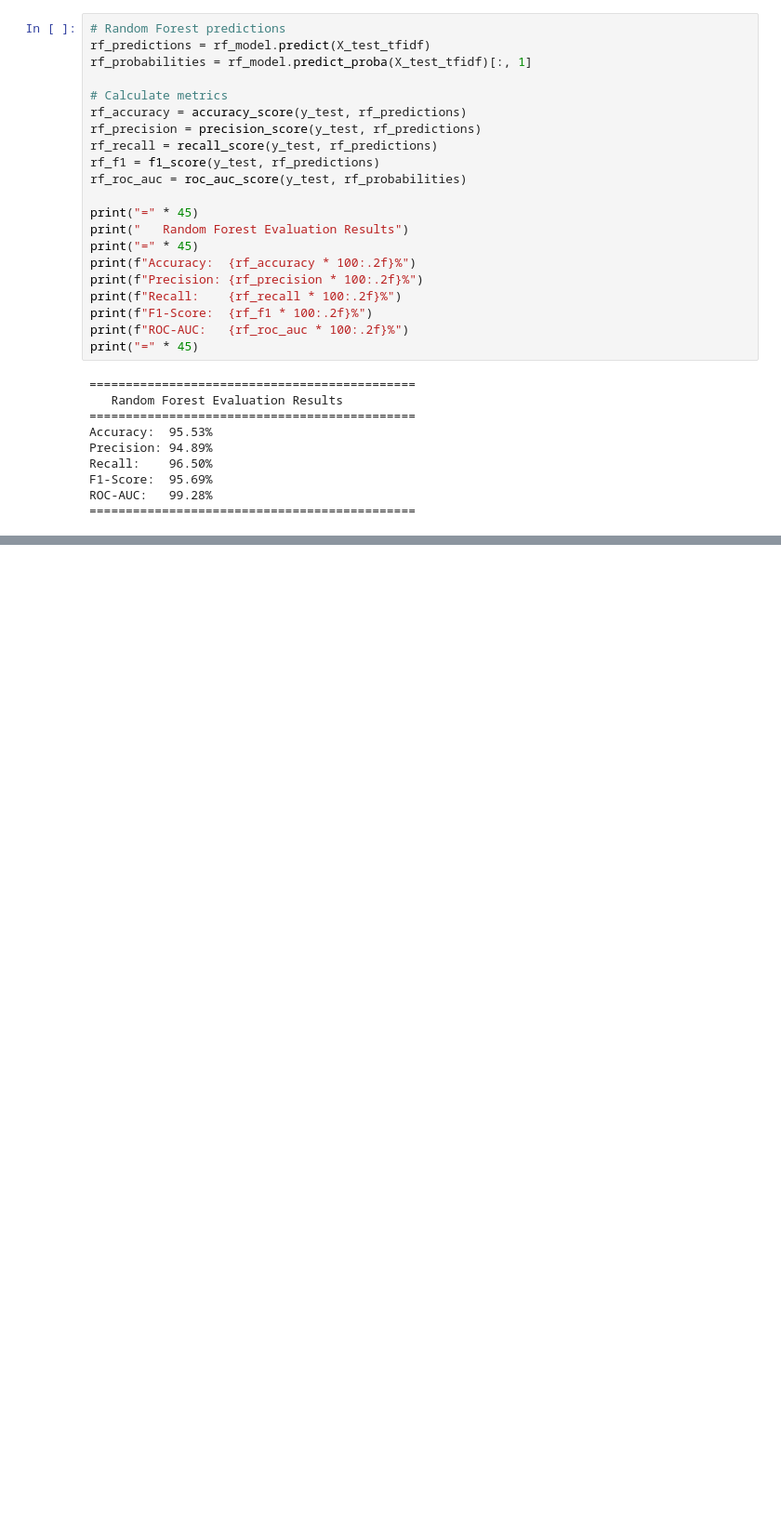
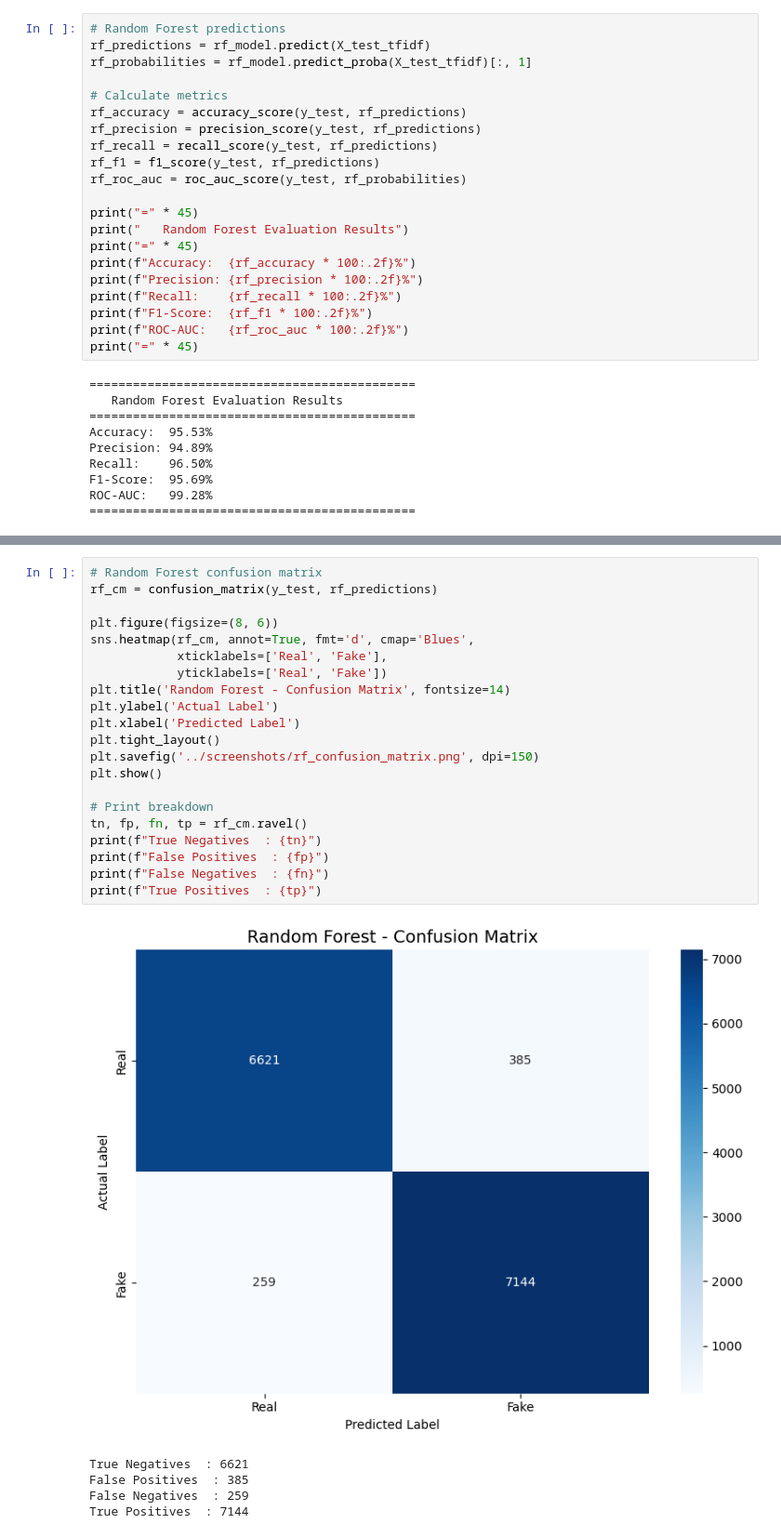
Before and after one commit to pulindu117/NLP_Group_04, a Jupyter notebook: notebooks/05_evaluation_irusha_madushan.ipynb, the cells around one changed output, grey strips where cells are left out. Shown at 93% size. Cells and saved outputs as stored; diff of their text form; blank space fills up the shorter version.

Commit message:
Added Random Forest confusion matrix

```diff
--- a/notebooks/05_evaluation_irusha_madushan.ipynb
+++ b/notebooks/05_evaluation_irusha_madushan.ipynb
@@ -98,0 +105,27 @@ ROC-AUC:   99.28%
+# %%
+# Random Forest confusion matrix
+rf_cm = confusion_matrix(y_test, rf_predictions)
+
+plt.figure(figsize=(8, 6))
+sns.heatmap(rf_cm, annot=True, fmt='d', cmap='Blues',
+            xticklabels=['Real', 'Fake'],
+            yticklabels=['Real', 'Fake'])
+plt.title('Random Forest - Confusion Matrix', fontsize=14)
+plt.ylabel('Actual Label')
+plt.xlabel('Predicted Label')
+plt.tight_layout()
+plt.savefig('../screenshots/rf_confusion_matrix.png', dpi=150)
+plt.show()
+
+# Print breakdown
+tn, fp, fn, tp = rf_cm.ravel()
+print(f"True Negatives  : {tn}")
+print(f"False Positives  : {fp}")
+print(f"False Negatives  : {fn}")
+print(f"True Positives  : {tp}")
+# %% [output]
+[figure, added]
+True Negatives  : 6621
+False Positives  : 385
+False Negatives  : 259
+True Positives  : 7144
```
Also changed, not shown: parts of 1 cell of this notebook, 1 other file.
